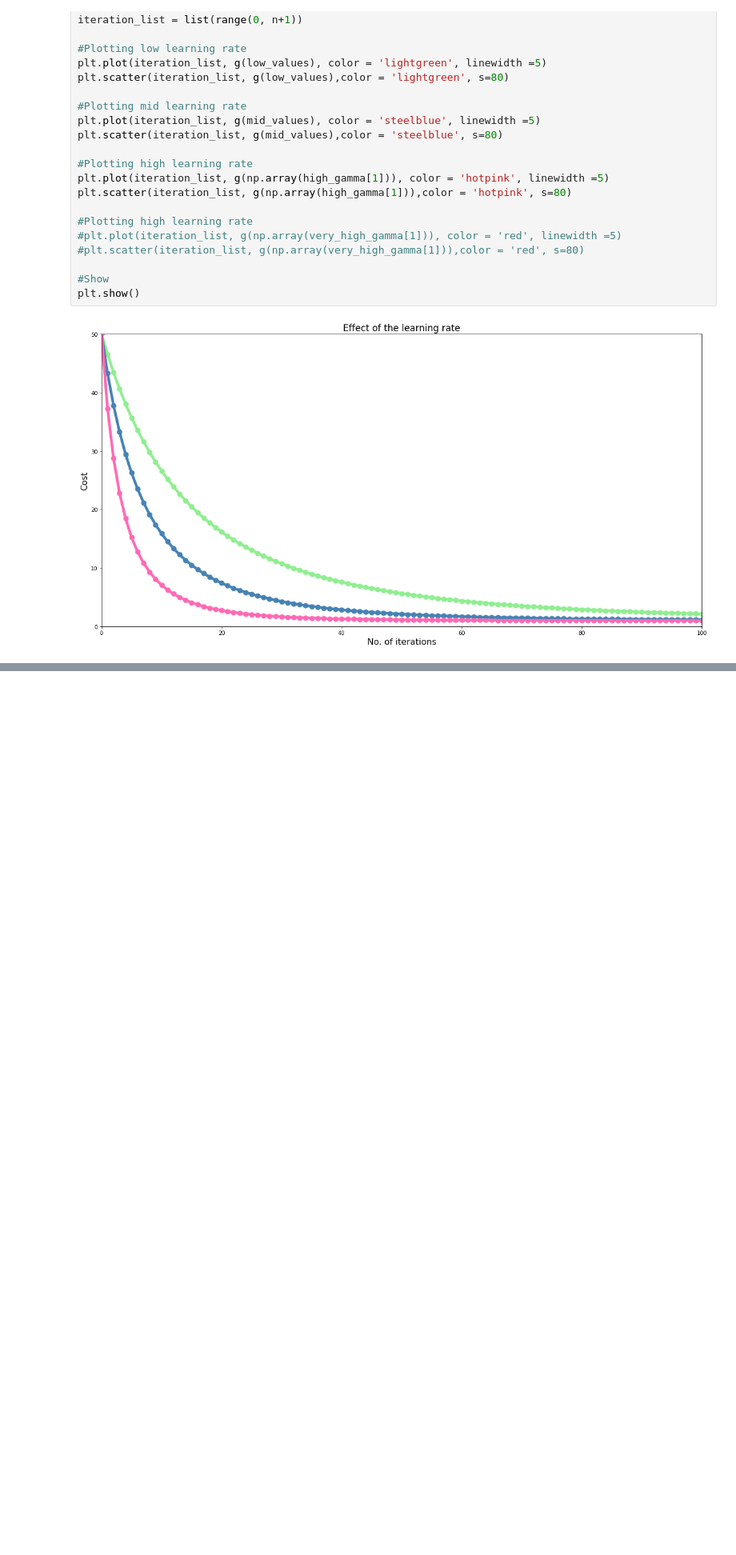
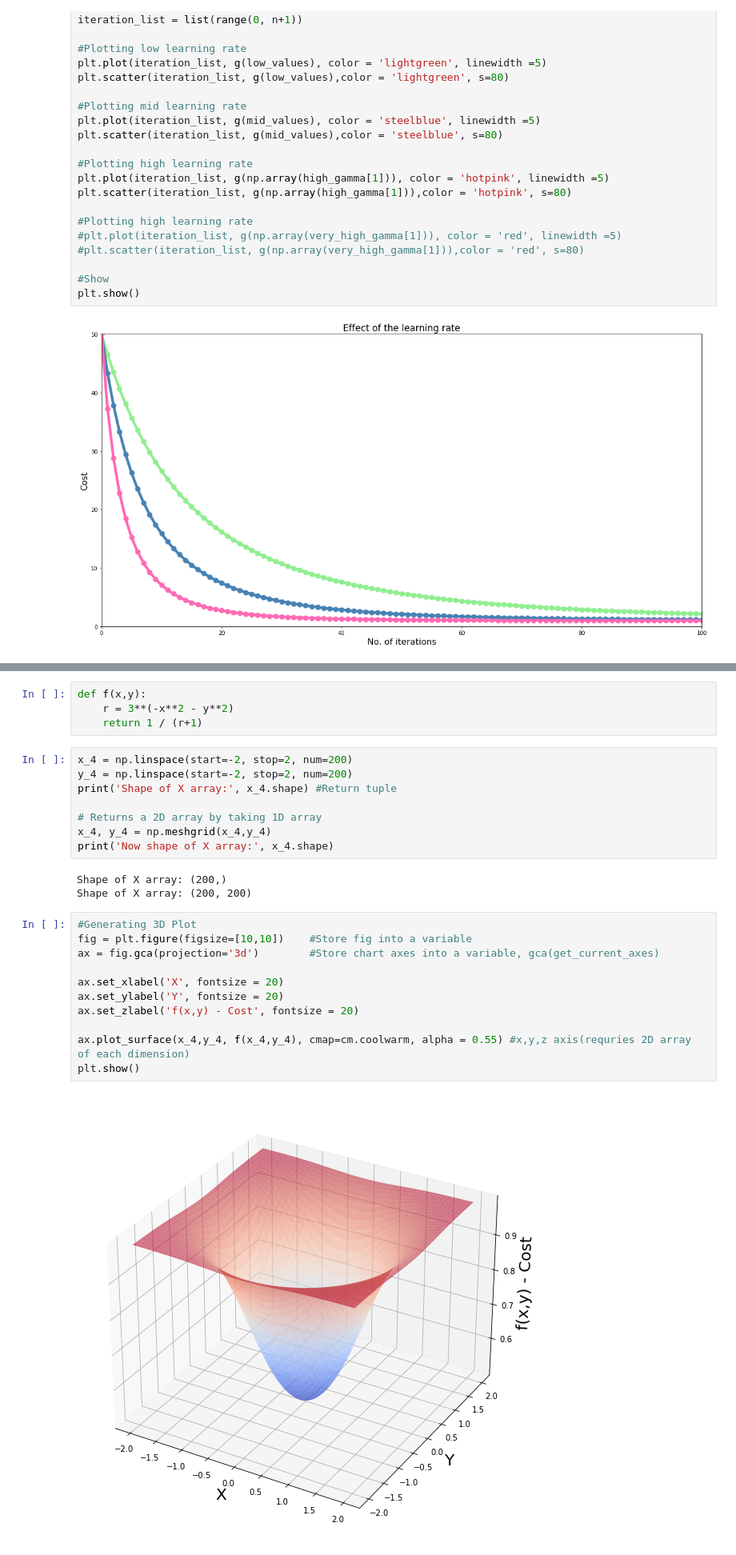
Before and after one commit to syedfaiqueali/Data-Science-And-Machine-Learning-Bootcamp, a Jupyter notebook: 2. Optimization and the Gradient Descent Algorithm/1. Gradient Descent.ipynb, the cells around one changed output, grey strips where cells are left out. Shown at 80% size. Drawn from its saved outputs; the diff is of its cells as text; blank space fills up the shorter version.

Commit message:
Creating a 3D chart

```diff
--- a/2. Optimization and the Gradient Descent Algorithm/1. Gradient Descent.ipynb
+++ b/2. Optimization and the Gradient Descent Algorithm/1. Gradient Descent.ipynb
@@ -517,0 +524,28 @@ plt.show()
+# %%
+def f(x,y):
+    r = 3**(-x**2 - y**2)
+    return 1 / (r+1)
+# %%
+x_4 = np.linspace(start=-2, stop=2, num=200)
+y_4 = np.linspace(start=-2, stop=2, num=200)
+print('Shape of X array:', x_4.shape) #Return tuple
+
+# Returns a 2D array by taking 1D array
+x_4, y_4 = np.meshgrid(x_4,y_4)
+print('Now shape of X array:', x_4.shape)
+# %% [output]
+Shape of X array: (200,)
+Shape of X array: (200, 200)
+# %%
+#Generating 3D Plot
+fig = plt.figure(figsize=[10,10])    #Store fig into a variable
+ax = fig.gca(projection='3d')        #Store chart axes into a variable, gca(get_current_axes)
+
+ax.set_xlabel('X', fontsize = 20)
+ax.set_ylabel('Y', fontsize = 20)
+ax.set_zlabel('f(x,y) - Cost', fontsize = 20)
+
+ax.plot_surface(x_4,y_4, f(x_4,y_4), cmap=cm.coolwarm, alpha = 0.55) #x,y,z axis(requries 2D array of each dimension)
+plt.show()
+# %% [output]
+[figure, added]
```
Also changed, not shown: parts of 2 cells of this notebook.
